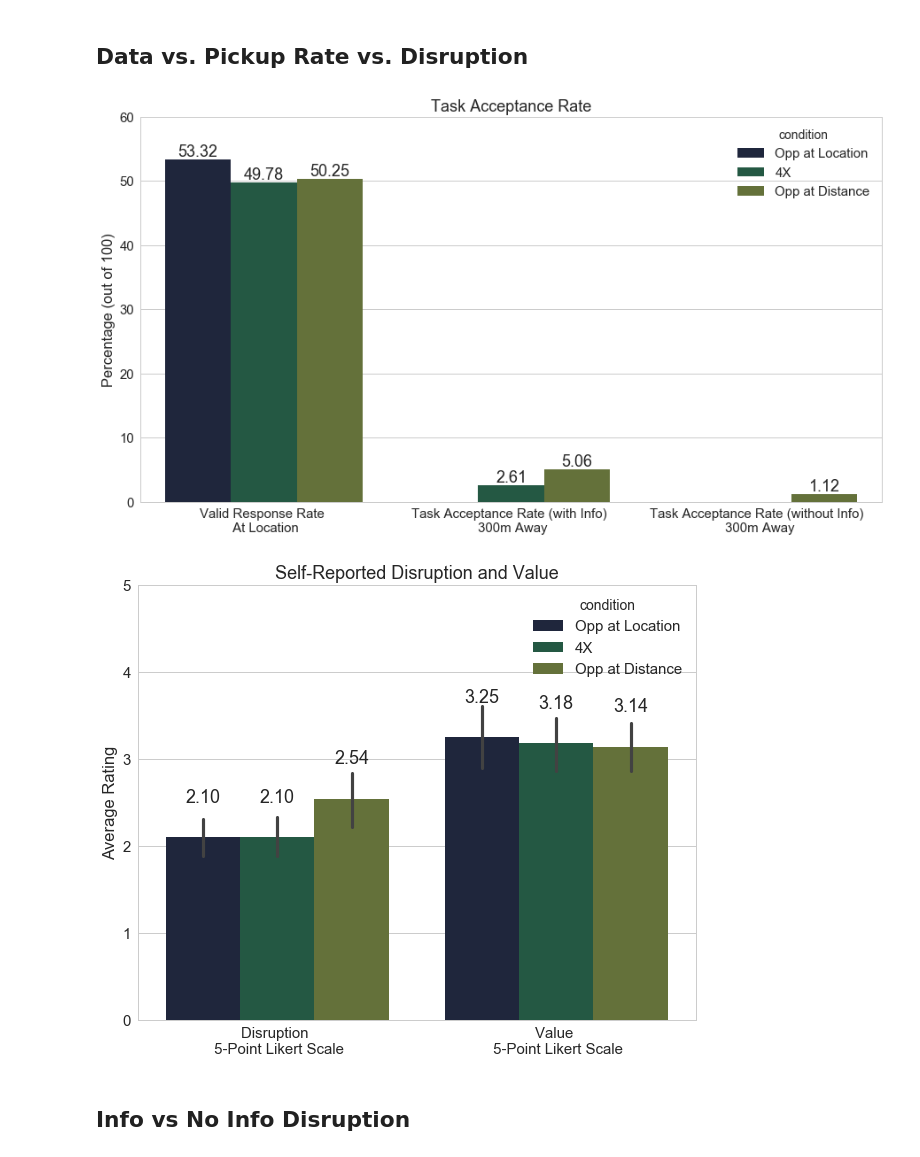
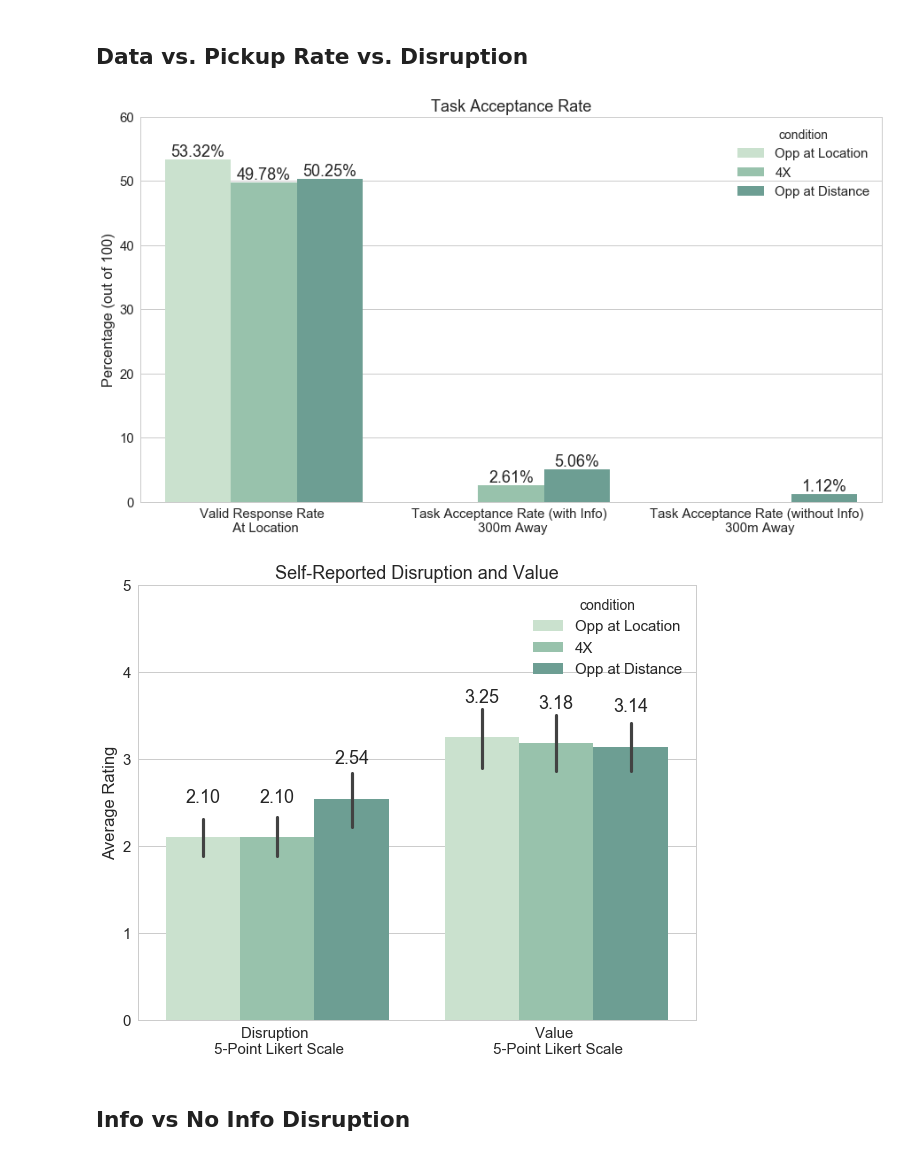
Before and after one commit to NUDelta/les-study-analysis, a Jupyter notebook: w2018/4X-study-dashboard.ipynb, the cells around one changed output. Drawn from its saved outputs; the diff is of its cells as text; code cells hidden in the pictures.

Commit message:
colorblind and grayscale friendly color palette

```diff
--- a/w2018/4X-study-dashboard.ipynb
+++ b/w2018/4X-study-dashboard.ipynb
@@ -34,7 +34,8 @@ from matplotlib.colors import ListedColormap
 # %%
 # palette
 sns.set(font_scale=1.5, style='whitegrid')
-sns.set_palette("cubehelix")
+# sns.set_palette("cubehelix")
+sns.set_palette(sns.cubehelix_palette(rot=-.4))
 # %% [markdown]
 ## Setup Google Sheets Auth
 # %%
@@ -1561,21 +1562,21 @@ disruption_value_data = pd.concat([
 # %%
 fig = plt.subplots(figsize=(15, 8))
 ax = sns.barplot(x='variable', y='value', hue='condition', data=task_acceptance_rate_data,
                  hue_order=['Opp at Location', '4X', 'Opp at Distance'])
 ax.set_title('Task Acceptance Rate')
 ax.set_xlabel('')
 ax.set_ylabel('Percentage (out of 100)')
 ax.set_ylim(0, 60)
 
 for p in ax.patches:
     height = p.get_height()
     if math.isnan(height):
         height = 0
         ax.text(p.get_x() + p.get_width() / 2, height + 0.5, '', ha="center")
     else:
-        ax.text(p.get_x() + p.get_width() / 2, height + 0.5, '{:1.2f}'.format(height), ha="center")
+        ax.text(p.get_x() + p.get_width() / 2, height + 0.5, '{:1.2f}%'.format(height), ha="center")
 # %% [output]
-[figure, old version]
+[figure, new version]
 # %%
 fig = plt.subplots(figsize=(10, 8))
 ax = sns.barplot(x='variable', y='value', hue='condition', data=disruption_value_data,
@@ -1585,12 +1586,11 @@ ax.set_xlabel('')
 ax.set_ylabel('Average Rating')
 ax.set_ylim(0, 5)
 
-
 for p in ax.patches:
     height = p.get_height()
     ax.text(p.get_x() + p.get_width() / 2, height + 0.4, '{:1.2f}'.format(height), ha="center")
 # %% [output]
-[figure, old version]
+[figure, new version]
 # %% [markdown]
 ## Info vs No Info Disruption
 # %%
```
Also changed, not shown: parts of 4 cells of this notebook.
